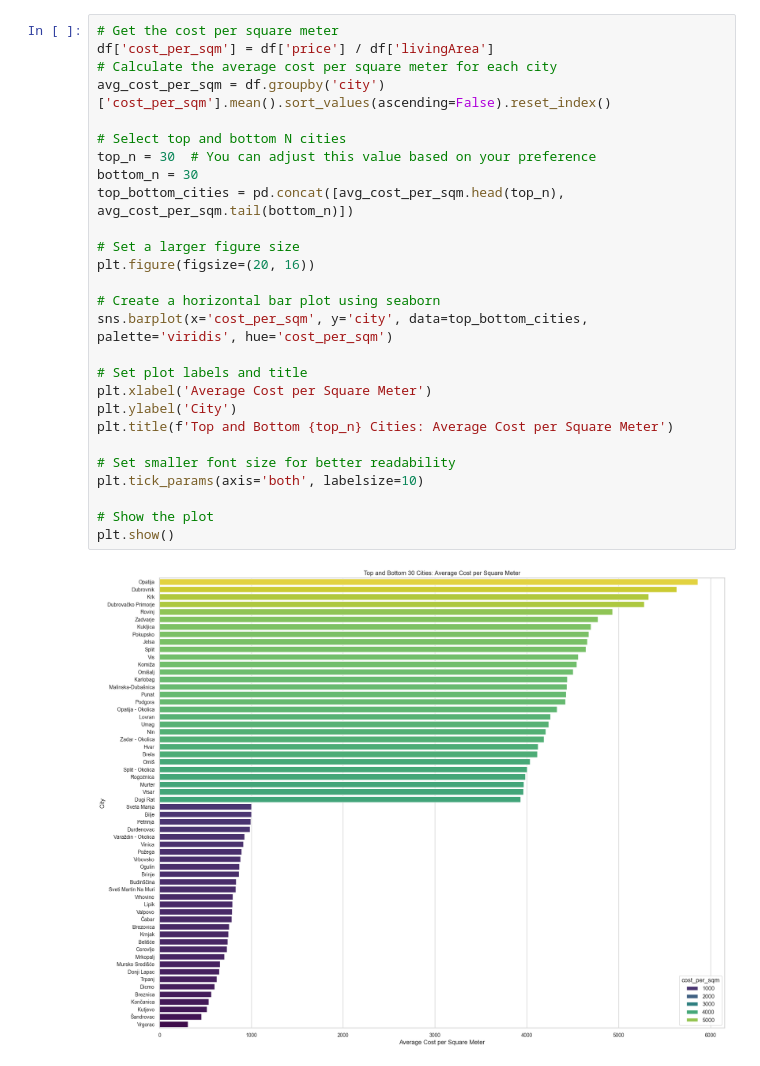
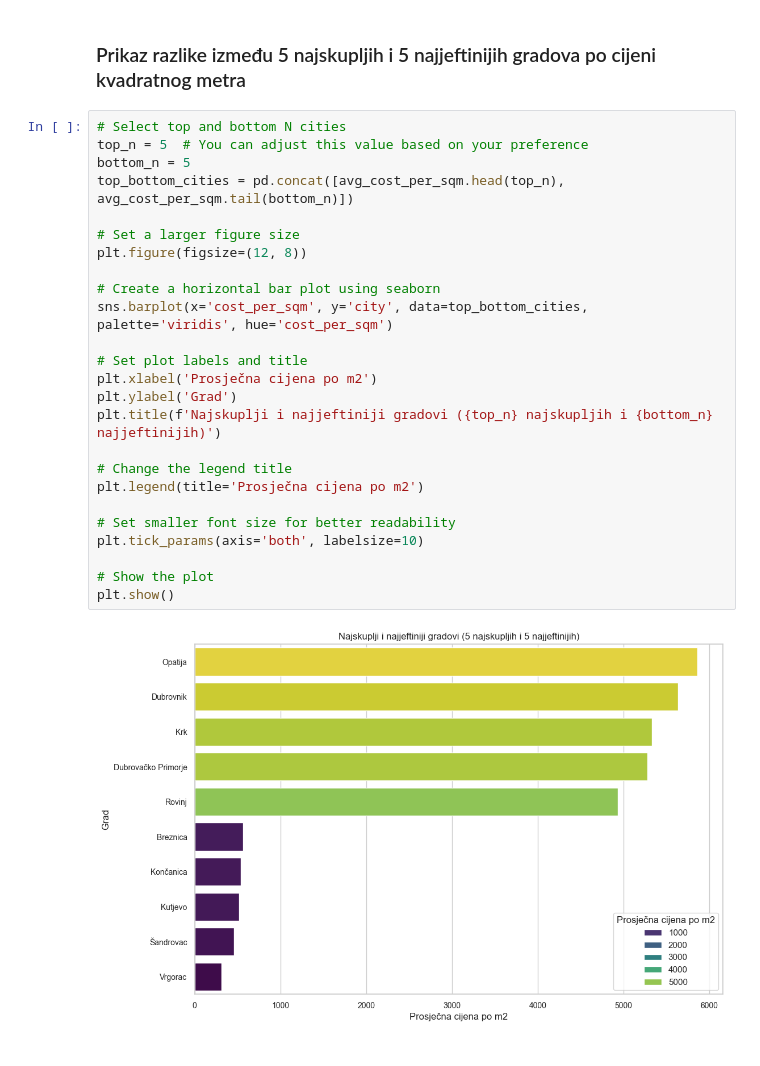
Before and after one commit to stipe-jurkovic/Python-crawler-for-UUPZ, a Jupyter notebook: utils/analysis.ipynb, the cells around one changed output. Cells and saved outputs as stored; diff of their text form.

```diff
--- a/utils/analysis.ipynb
+++ b/utils/analysis.ipynb
@@ -32,29 +122,29 @@ print(df.head())
+# %% [markdown]
+### Prikaz razlike između 5 najskupljih i 5 najjeftinijih gradova po cijeni kvadratnog metra
 # %%
-# Get the cost per square meter
-df['cost_per_sqm'] = df['price'] / df['livingArea']
-# Calculate the average cost per square meter for each city
-avg_cost_per_sqm = df.groupby('city')['cost_per_sqm'].mean().sort_values(ascending=False).reset_index()
-
 # Select top and bottom N cities
-top_n = 30  # You can adjust this value based on your preference
-bottom_n = 30
+top_n = 5  # You can adjust this value based on your preference
+bottom_n = 5
 top_bottom_cities = pd.concat([avg_cost_per_sqm.head(top_n), avg_cost_per_sqm.tail(bottom_n)])
 
 # Set a larger figure size
-plt.figure(figsize=(20, 16))
+plt.figure(figsize=(12, 8))
 
 # Create a horizontal bar plot using seaborn
 sns.barplot(x='cost_per_sqm', y='city', data=top_bottom_cities, palette='viridis', hue='cost_per_sqm')
 
 # Set plot labels and title
-plt.xlabel('Average Cost per Square Meter')
-plt.ylabel('City')
-plt.title(f'Top and Bottom {top_n} Cities: Average Cost per Square Meter')
+plt.xlabel('Prosječna cijena po m2')
+plt.ylabel('Grad')
+plt.title(f'Najskuplji i najjeftiniji gradovi ({top_n} najskupljih i {bottom_n} najjeftinijih)')
+
+# Change the legend title
+plt.legend(title='Prosječna cijena po m2')
 
 # Set smaller font size for better readability
 plt.tick_params(axis='both', labelsize=10)
 
 # Show the plot
 plt.show()
 # %% [output]
-[figure, old version]
+[figure, new version]
```
Also changed, not shown: parts of 27 cells of this notebook.
